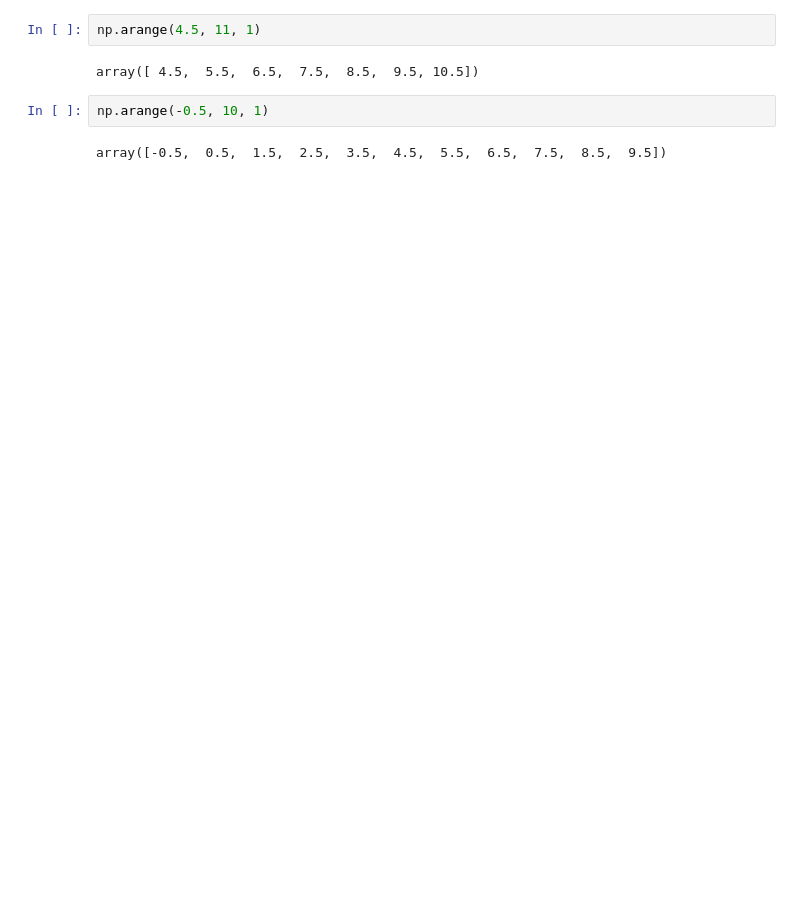
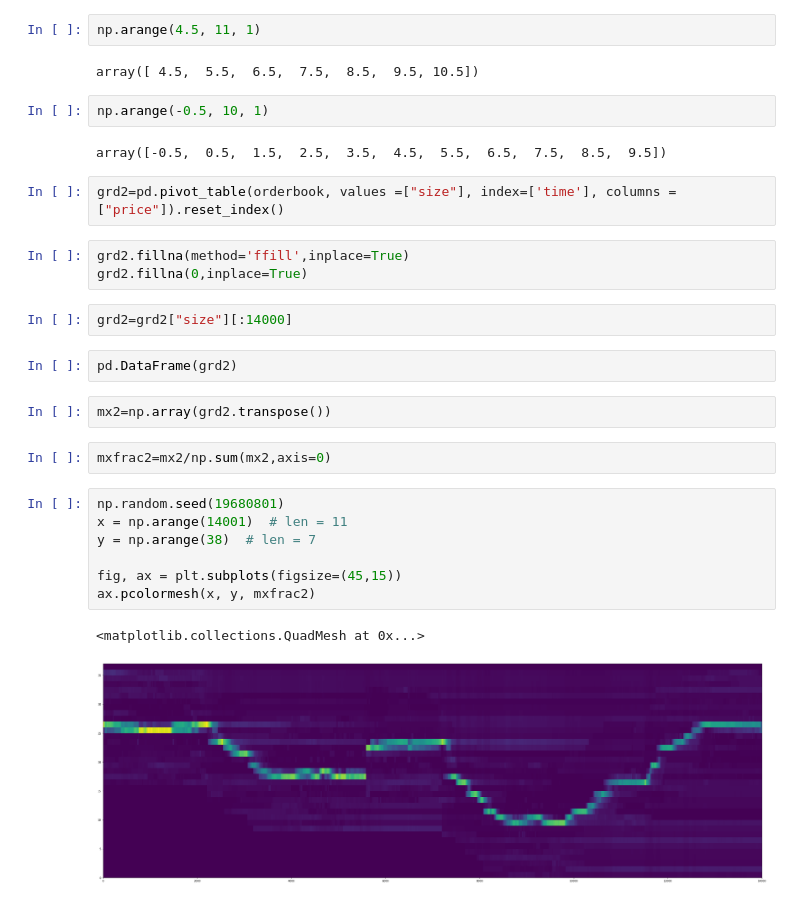
Before and after one commit to bradkyle/Qenv, a Jupyter notebook: notebooks/Bitmex Plot.ipynb, the cells around one changed output. Saved outputs shown, nothing was run; the diff lists cells and outputs as text; blank space fills up the shorter version.

```diff
--- a/notebooks/Bitmex Plot.ipynb
+++ b/notebooks/Bitmex Plot.ipynb
@@ -119,3 +122,26 @@ array([ 4.5,  5.5,  6.5,  7.5,  8.5,  9.5, 10.5])
 np.arange(-0.5, 10, 1)
 # %% [output]
 array([-0.5,  0.5,  1.5,  2.5,  3.5,  4.5,  5.5,  6.5,  7.5,  8.5,  9.5])
+# %%
+grd2=pd.pivot_table(orderbook, values =["size"], index=['time'], columns = ["price"]).reset_index()
+# %%
+grd2.fillna(method='ffill',inplace=True)
+grd2.fillna(0,inplace=True)
+# %%
+grd2=grd2["size"][:14000]
+# %%
+pd.DataFrame(grd2)
+# %%
+mx2=np.array(grd2.transpose())
+# %%
+mxfrac2=mx2/np.sum(mx2,axis=0)
+# %%
+np.random.seed(19680801)
+x = np.arange(14001)  # len = 11
+y = np.arange(38)  # len = 7
+
+fig, ax = plt.subplots(figsize=(45,15))
+ax.pcolormesh(x, y, mxfrac2)
+# %% [output]
+<matplotlib.collections.QuadMesh at 0x...>
+[figure, added]
```
Also changed, not shown: parts of 4 cells of this notebook.
